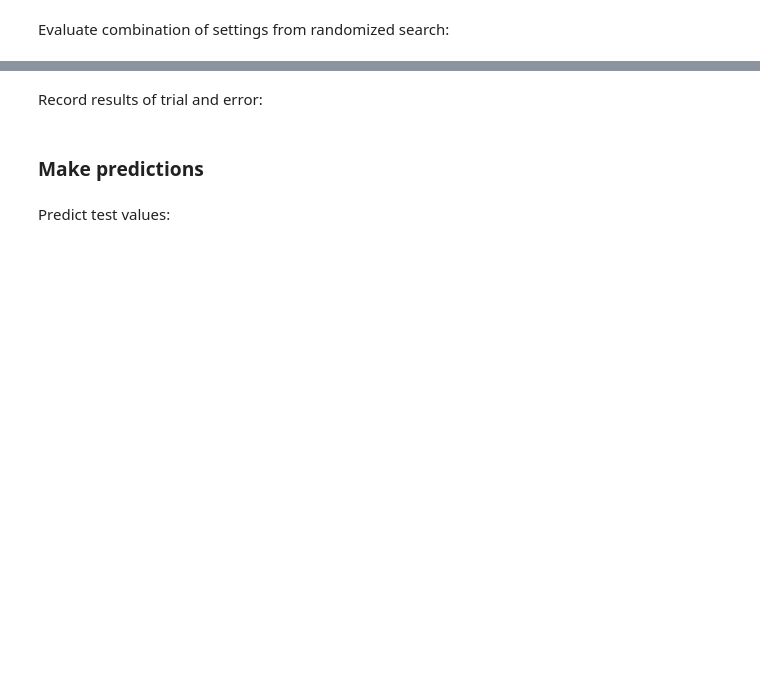
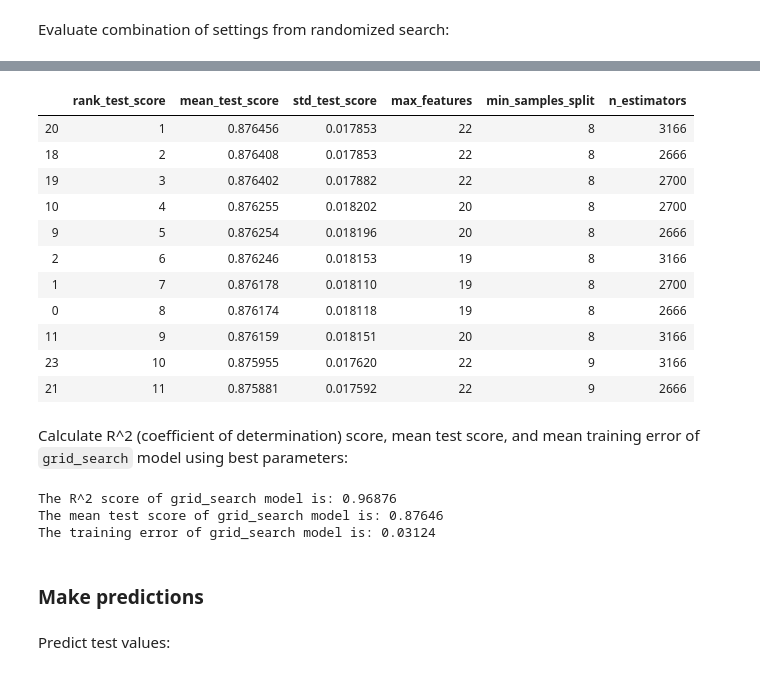
Before and after one commit to yslnam/collaborations, a Jupyter notebook: notebooks/You-Sun_Corr_Random_Forest_Notebook.ipynb, the cells around one changed output, grey strips where cells are left out. Drawn from its saved outputs; the diff is of its cells as text; code cells hidden in the pictures; blank space fills up the shorter version.

```diff
--- a/notebooks/You-Sun_Corr_Random_Forest_Notebook.ipynb
+++ b/notebooks/You-Sun_Corr_Random_Forest_Notebook.ipynb
@@ -489,5 +445,30 @@ grid_search.best_params_
-# %% [markdown]
-Record results of trial and error:
+# %%
+grid_scores = pd.DataFrame(grid_search.cv_results_)[['params', 'mean_test_score', 'std_test_score', 'rank_test_score']]
+grid_scores = grid_scores.set_index(['rank_test_score', 'mean_test_score', 'std_test_score']).params.apply(pd.Series).reset_index()
+grid_scores.sort_values('rank_test_score')[:11]
+# %% [output]
+|  | rank_test_score | mean_test_score | std_test_score | max_features | min_samples_split | n_estimators |
+| 20 | 1 | 0.876456 | 0.017853 | 22 | 8 | 3166 |
+| 18 | 2 | 0.876408 | 0.017853 | 22 | 8 | 2666 |
+| 19 | 3 | 0.876402 | 0.017882 | 22 | 8 | 2700 |
+| 10 | 4 | 0.876255 | 0.018202 | 20 | 8 | 2700 |
+| 9 | 5 | 0.876254 | 0.018196 | 20 | 8 | 2666 |
+| 2 | 6 | 0.876246 | 0.018153 | 19 | 8 | 3166 |
+| 1 | 7 | 0.876178 | 0.018110 | 19 | 8 | 2700 |
+| 0 | 8 | 0.876174 | 0.018118 | 19 | 8 | 2666 |
+| 11 | 9 | 0.876159 | 0.018151 | 20 | 8 | 3166 |
+| 23 | 10 | 0.875955 | 0.017620 | 22 | 9 | 3166 |
+| 21 | 11 | 0.875881 | 0.017592 | 22 | 9 | 2666 |
+# %% [markdown]
+Calculate R^2 (coefficient of determination) score, mean test score, and mean training error of `grid_search` model using best parameters:
+# %%
+print('The R^2 score of grid_search model is: %.5f' %(r2_score(y_train, grid_search.predict(X_train))))
+print('The mean test score of grid_search model is: %.5f' %(grid_search.best_score_))
+print('The training error of grid_search model is: %.5f' %(1 - grid_search.score(X_train, y_train)))
+# %% [output]
+The R^2 score of grid_search model is: 0.96876
+The mean test score of grid_search model is: 0.87646
+The training error of grid_search model is: 0.03124
 # %% [markdown]
 ### Make predictions
 # %% [markdown]
```
Also changed, not shown: parts of 89 cells of this notebook.
